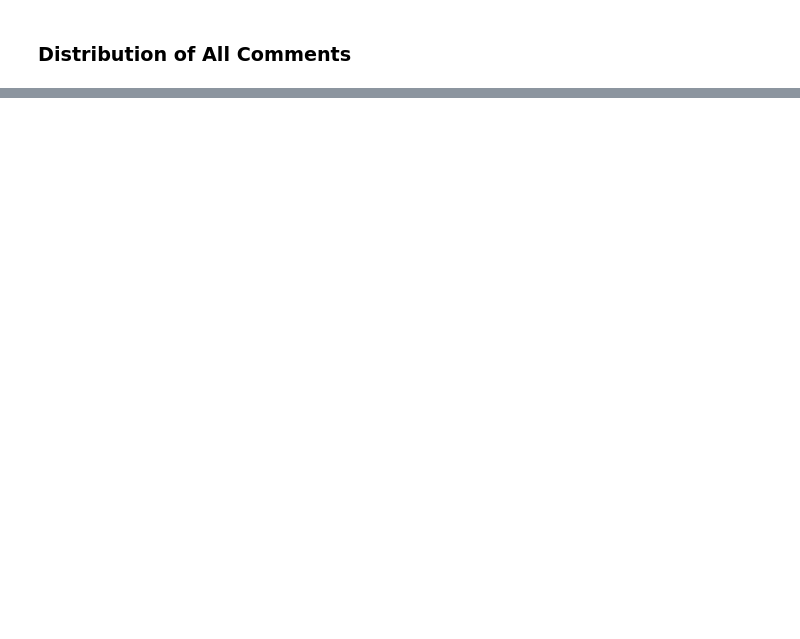
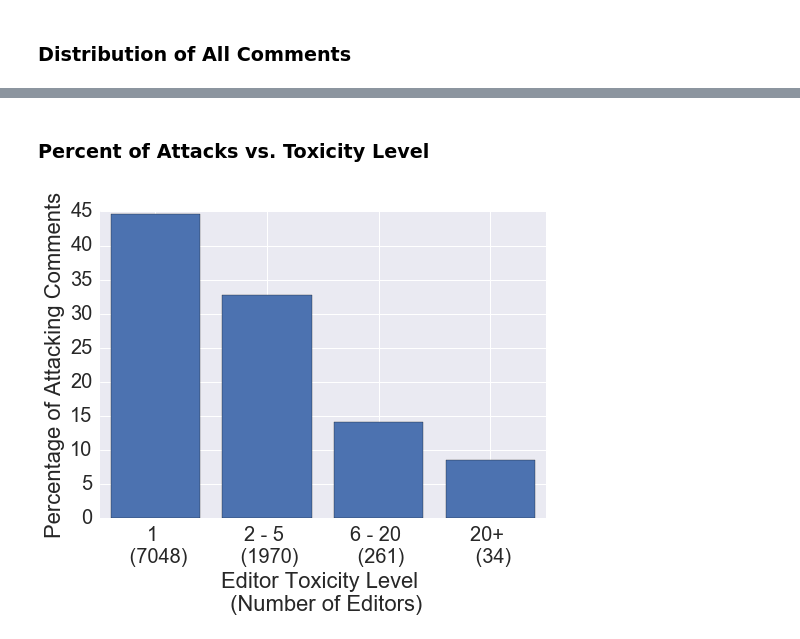
Before and after one commit to ewulczyn/wiki-detox, a Jupyter notebook: src/analysis/Characterizing Attackers by Account Activity.ipynb, the cells around one changed output, grey strips where cells are left out. Saved outputs shown, nothing was run; the diff lists cells and outputs as text; code cells hidden in the pictures; blank space fills up the shorter version.

```diff
--- a/src/analysis/Characterizing Attackers by Account Activity.ipynb
+++ b/src/analysis/Characterizing Attackers by Account Activity.ipynb
@@ -102,0 +95,10 @@ array([  6.96727894,   7.98291525,  22.42168378,  62.62812204])
+# %% [markdown]
+### Percent of Attacks vs. Toxicity Level
+# %%
+bins = [1, 2, 6, 21, 10000]
+bin_labels = ['1 \n (7048)', '2 - 5 \n (1970)', '6 - 20 \n (261)','20+ \n (34)']
+ylabel = 'Percentage of Attacking Comments'
+xlabel = 'Editor Toxicity Level \n (Number of Editors)'
+make_histogram(df_a[['attacks']], df_a[['attacks']], bins, bin_labels, ylabel, xlabel)
+# %% [output]
+[figure, added]
```
Also changed, not shown: parts of 26 cells of this notebook.
